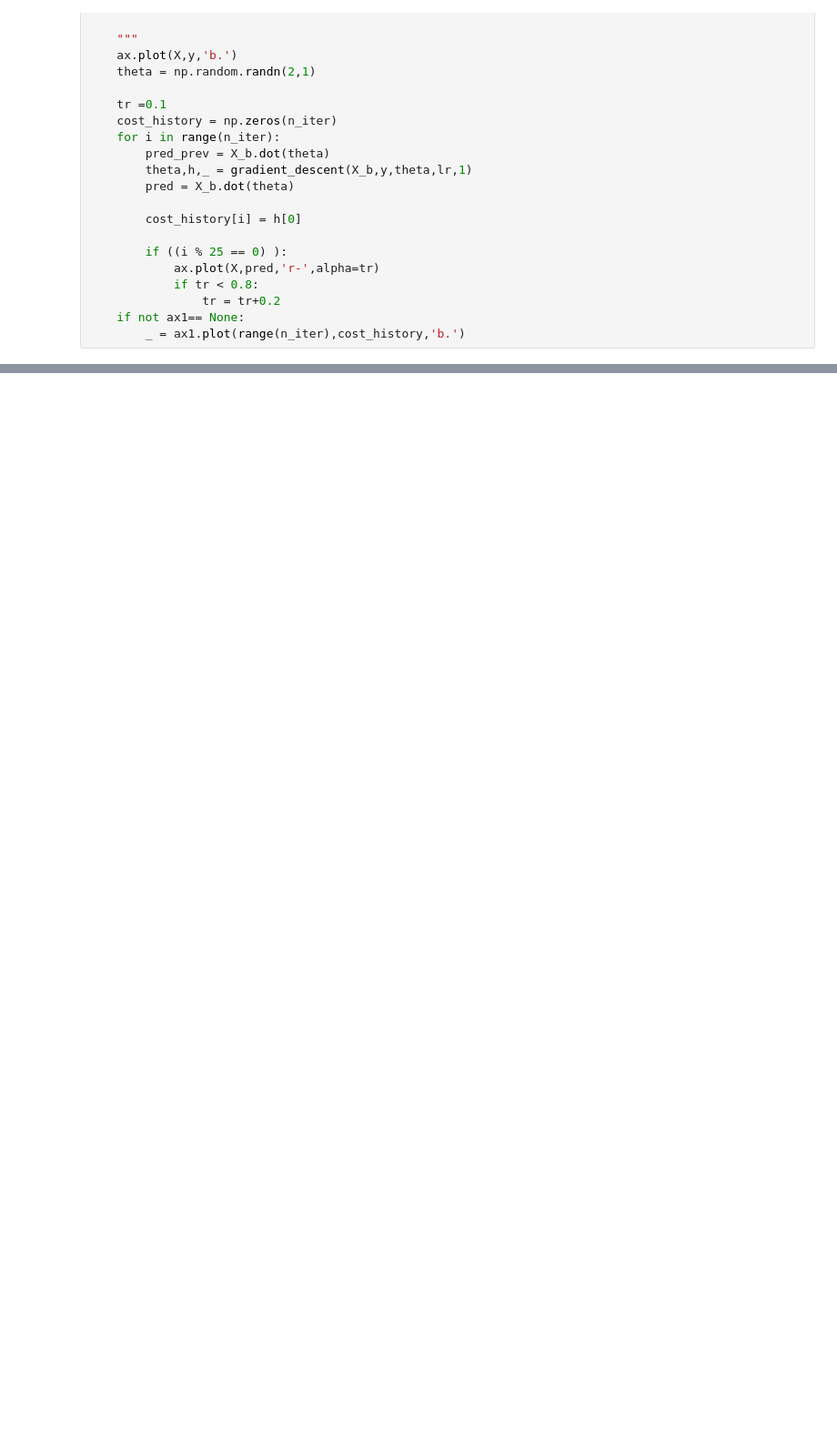
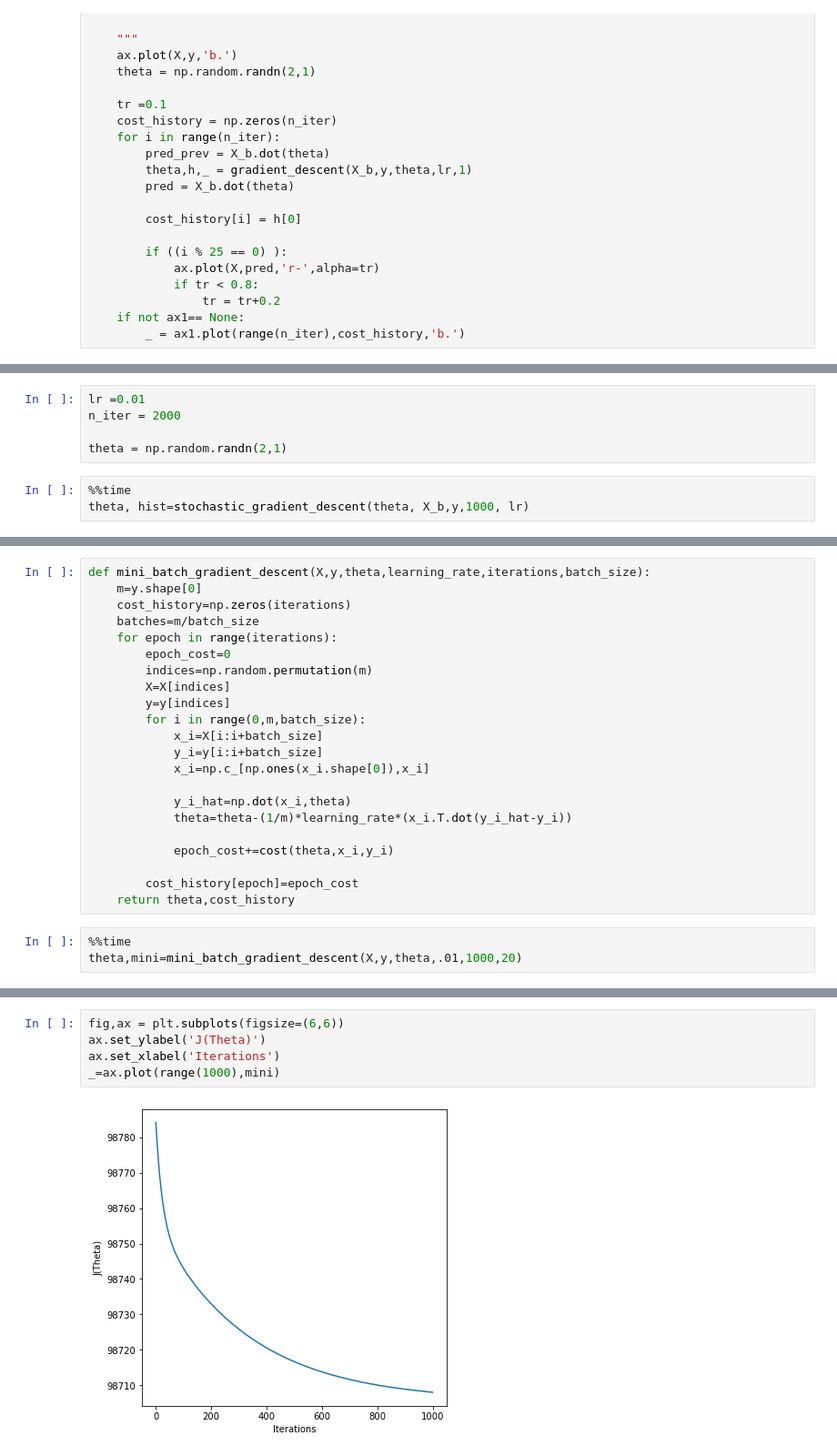
Before and after one commit to MohamadElnomrossie/DeepLearning, a Jupyter notebook: Gradient Descent.ipynb, the cells around one changed output, grey strips where cells are left out. Shown at 91% size. Drawn from its saved outputs; the diff is of its cells as text; blank space fills up the shorter version.

```diff
--- a/Gradient Descent.ipynb
+++ b/Gradient Descent.ipynb
@@ -131,0 +129,8 @@ plot_GD(100,0.1,ax)
+# %%
+lr =0.01
+n_iter = 2000
+
+theta = np.random.randn(2,1)
+# %%
+%%time
+theta, hist=stochastic_gradient_descent(theta, X_b,y,1000, lr)
@@ -131,0 +148,25 @@ plot_GD(100,0.1,ax)
+# %%
+def mini_batch_gradient_descent(X,y,theta,learning_rate,iterations,batch_size):
+    m=y.shape[0]
+    cost_history=np.zeros(iterations)
+    batches=m/batch_size
+    for epoch in range(iterations):
+        epoch_cost=0
+        indices=np.random.permutation(m)
+        X=X[indices]
+        y=y[indices]
+        for i in range(0,m,batch_size):
+            x_i=X[i:i+batch_size]
+            y_i=y[i:i+batch_size]
+            x_i=np.c_[np.ones(x_i.shape[0]),x_i]
+
+            y_i_hat=np.dot(x_i,theta)
+            theta=theta-(1/m)*learning_rate*(x_i.T.dot(y_i_hat-y_i))
+
+            epoch_cost+=cost(theta,x_i,y_i)
+
+        cost_history[epoch]=epoch_cost
+    return theta,cost_history
+# %%
+%%time
+theta,mini=mini_batch_gradient_descent(X,y,theta,.01,1000,20)
@@ -131,0 +175,7 @@ plot_GD(100,0.1,ax)
+# %%
+fig,ax = plt.subplots(figsize=(6,6))
+ax.set_ylabel('J(Theta)')
+ax.set_xlabel('Iterations')
+_=ax.plot(range(1000),mini)
+# %% [output]
+[figure, added]
```
Also changed, not shown: parts of 21 cells of this notebook.
